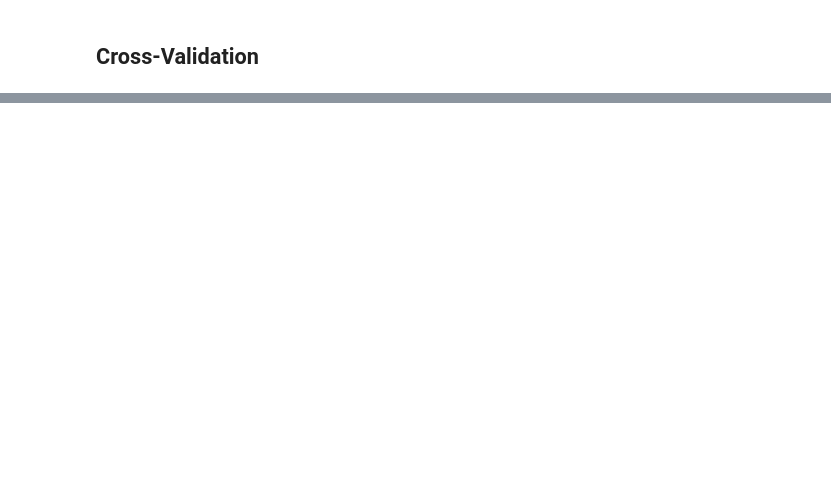
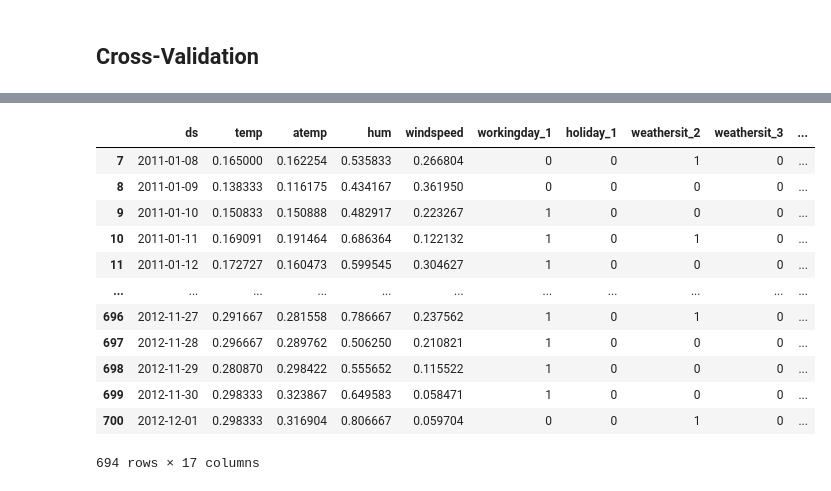
Before and after one commit to Vinni-Anddrade/time_series_course, a Jupyter notebook: 7_facebook_prophet/facebook_prophet.ipynb, the cells around one changed output, grey strips where cells are left out. Drawn from its saved outputs; the diff is of its cells as text; code cells hidden in the pictures; blank space fills up the shorter version.

Commit message:
feat: Finishing structure of prophet studies

```diff
--- a/7_facebook_prophet/facebook_prophet.ipynb
+++ b/7_facebook_prophet/facebook_prophet.ipynb
@@ -338,0 +392,36 @@ dtype: object
+# %%
+regressors = X_train.columns.drop(["ds", "y"])
+
+tunning_results = []
+for params in all_params:
+
+    # Building the model
+    m = Prophet(
+        weekly_seasonality=True,
+        holidays=holidays,
+        **params,
+    )
+
+    m.add_regressor(regressors[0])
+    m.add_regressor(regressors[1])
+    m.add_regressor(regressors[2])
+    m.add_regressor(regressors[3])
+    m.add_regressor(regressors[4])
+    m.add_regressor(regressors[5])
+    m.add_regressor(regressors[6])
+    m.add_regressor(regressors[7])
+
+    m.fit(X_train)
+
+    # Cross-validation
+    cross_val_df = cross_validation(
+        model=m,
+        horizon="30 days",
+        period="15 days",
+        initial=f"{X_train.shape[0] - 180} days",
+        parallel="processes"
+    )
+
+    # Compute and store the error
+    rmse = performance_metrics(df=cross_val_df)["rmse"].mean()
+    tunning_results.append(rmse)
@@ -338,0 +475,3 @@ dtype: object
+# %%
+future_regressors = df.loc[:, regressors].reset_index(drop=True)
+future_regressors.head()
@@ -338,0 +485,18 @@ dtype: object
+# %%
+future = m.make_future_dataframe(periods=30, freq="D")
+future = pd.concat([future, future_regressors], axis=1).dropna()
+future
+# %% [output]
+|  | ds | temp | atemp | hum | windspeed | workingday_1 | holiday_1 | weathersit_2 | weathersit_3 | ... |
+| 7 | 2011-01-08 | 0.165000 | 0.162254 | 0.535833 | 0.266804 | 0 | 0 | 1 | 0 | ... |
+| 8 | 2011-01-09 | 0.138333 | 0.116175 | 0.434167 | 0.361950 | 0 | 0 | 0 | 0 | ... |
+| 9 | 2011-01-10 | 0.150833 | 0.150888 | 0.482917 | 0.223267 | 1 | 0 | 0 | 0 | ... |
+| 10 | 2011-01-11 | 0.169091 | 0.191464 | 0.686364 | 0.122132 | 1 | 0 | 1 | 0 | ... |
+| 11 | 2011-01-12 | 0.172727 | 0.160473 | 0.599545 | 0.304627 | 1 | 0 | 0 | 0 | ... |
+| ... | ... | ... | ... | ... | ... | ... | ... | ... | ... | ... |
+| 696 | 2012-11-27 | 0.291667 | 0.281558 | 0.786667 | 0.237562 | 1 | 0 | 1 | 0 | ... |
+| 697 | 2012-11-28 | 0.296667 | 0.289762 | 0.506250 | 0.210821 | 1 | 0 | 0 | 0 | ... |
+| 698 | 2012-11-29 | 0.280870 | 0.298422 | 0.555652 | 0.115522 | 1 | 0 | 0 | 0 | ... |
+| 699 | 2012-11-30 | 0.298333 | 0.323867 | 0.649583 | 0.058471 | 1 | 0 | 0 | 0 | ... |
+| 700 | 2012-12-01 | 0.298333 | 0.316904 | 0.806667 | 0.059704 | 0 | 0 | 1 | 0 | ... |
+694 rows × 17 columns
```
Also changed, not shown: parts of 23 cells of this notebook, 2 other files.
